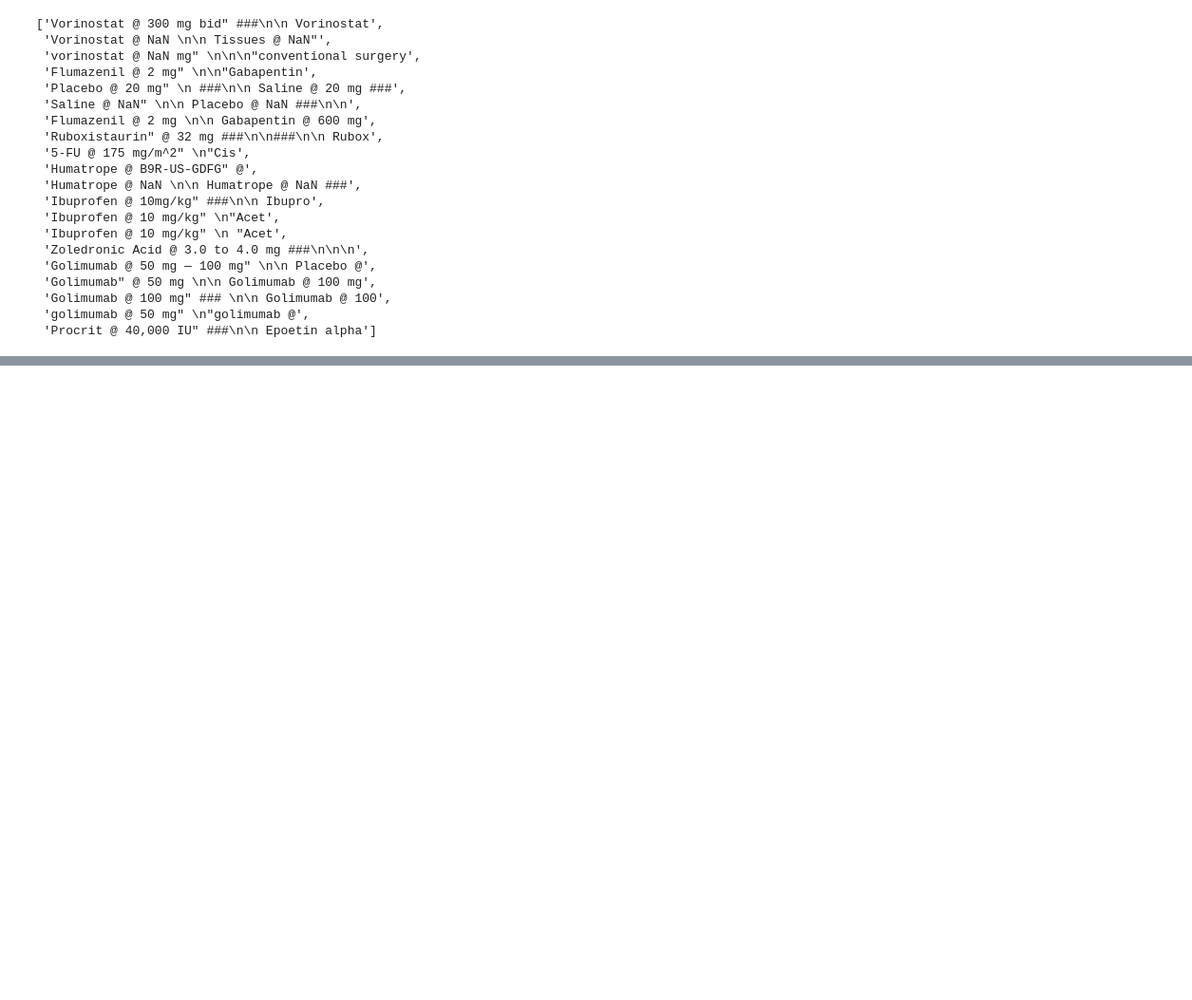
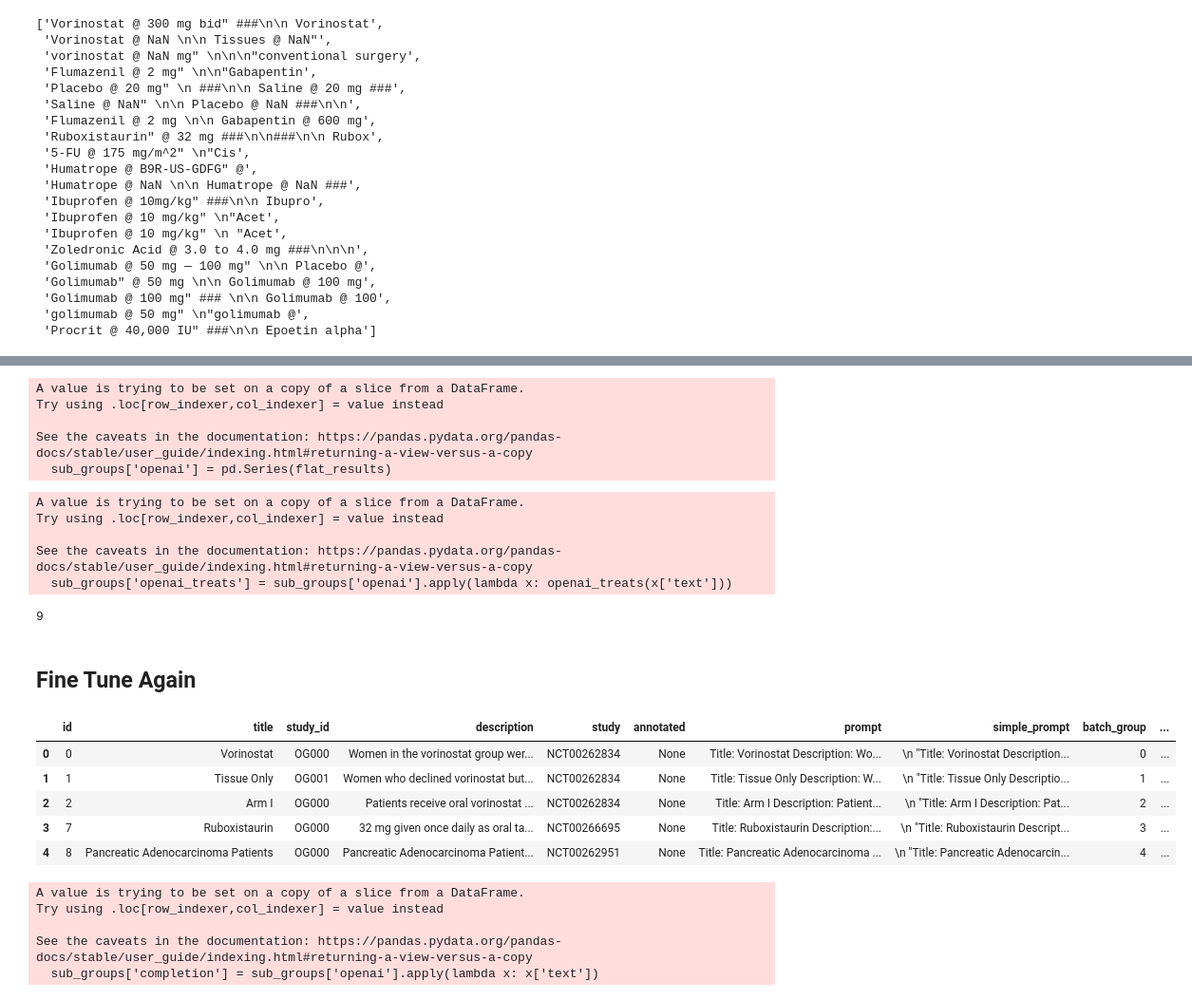
Before and after one commit to mediboard/treats, a Jupyter notebook: notebooks/TreatmentNER.ipynb, the cells around one changed output, grey strips where cells are left out. Shown at 95% size. Drawn from its saved outputs; the diff is of its cells as text; code cells hidden in the pictures; blank space fills up the shorter version.

```diff
--- a/notebooks/TreatmentNER.ipynb
+++ b/notebooks/TreatmentNER.ipynb
@@ -435,0 +640,35 @@ groups['description'][11]
+# %%
+# Link results to the original dataframe
+
+# Split results into choices
+nest_results = [x['choices'] for x in results]
+# %%
+flat_results = [item for sublist in nest_results for item in sublist]
+# %%
+sub_groups['openai'] = pd.Series(flat_results)
+# %% [output]
+A value is trying to be set on a copy of a slice from a DataFrame.
+Try using .loc[row_indexer,col_indexer] = value instead
+
+See the caveats in the documentation: https://pandas.pydata.org/pandas-docs/stable/user_guide/indexing.html#returning-a-view-versus-a-copy
+  sub_groups['openai'] = pd.Series(flat_results)
+# %%
+def openai_treats(text):
+    try:
+        return parse_unique_treatments(text)
+    except:
+        return float('nan')
+
+sub_groups['openai_treats'] = sub_groups['openai'].apply(lambda x: openai_treats(x['text']))
+# %% [output]
+A value is trying to be set on a copy of a slice from a DataFrame.
+Try using .loc[row_indexer,col_indexer] = value instead
+
+See the caveats in the documentation: https://pandas.pydata.org/pandas-docs/stable/user_guide/indexing.html#returning-a-view-versus-a-copy
+  sub_groups['openai_treats'] = sub_groups['openai'].apply(lambda x: openai_treats(x['text']))
+# %%
+# wow literally .9% formatting error
+
+sub_groups['openai_treats'].isna().sum()
+# %% [output]
+9
@@ -435,0 +679,19 @@ groups['description'][11]
+# %% [markdown]
+## Fine Tune Again
+# %%
+sub_groups.head()
+# %% [output]
+|  | id | title | study_id | description | study | annotated | prompt | simple_prompt | batch_group | ... |
+| 0 | 0 | Vorinostat | OG000 | Women in the vorinostat group wer... | NCT00262834 | None | Title: Vorinostat Description: Wo... | \n "Title: Vorinostat Description... | 0 | ... |
+| 1 | 1 | Tissue Only | OG001 | Women who declined vorinostat but... | NCT00262834 | None | Title: Tissue Only Description: W... | \n "Title: Tissue Only Descriptio... | 1 | ... |
+| 2 | 2 | Arm I | OG000 | Patients receive oral vorinostat ... | NCT00262834 | None | Title: Arm I Description: Patient... | \n "Title: Arm I Description: Pat... | 2 | ... |
+| 3 | 7 | Ruboxistaurin | OG000 | 32 mg given once daily as oral ta... | NCT00266695 | None | Title: Ruboxistaurin Description:... | \n "Title: Ruboxistaurin Descript... | 3 | ... |
+| 4 | 8 | Pancreatic Adenocarcinoma Patients | OG000 | Pancreatic Adenocarcinoma Patient... | NCT00262951 | None | Title: Pancreatic Adenocarcinoma ... | \n "Title: Pancreatic Adenocarcin... | 4 | ... |
+# %%
+sub_groups['completion'] = sub_groups['openai'].apply(lambda x: x['text'])
+# %% [output]
+A value is trying to be set on a copy of a slice from a DataFrame.
+Try using .loc[row_indexer,col_indexer] = value instead
+
+See the caveats in the documentation: https://pandas.pydata.org/pandas-docs/stable/user_guide/indexing.html#returning-a-view-versus-a-copy
+  sub_groups['completion'] = sub_groups['openai'].apply(lambda x: x['text'])
```
Also changed, not shown: parts of 35 cells of this notebook, 2 other files.
